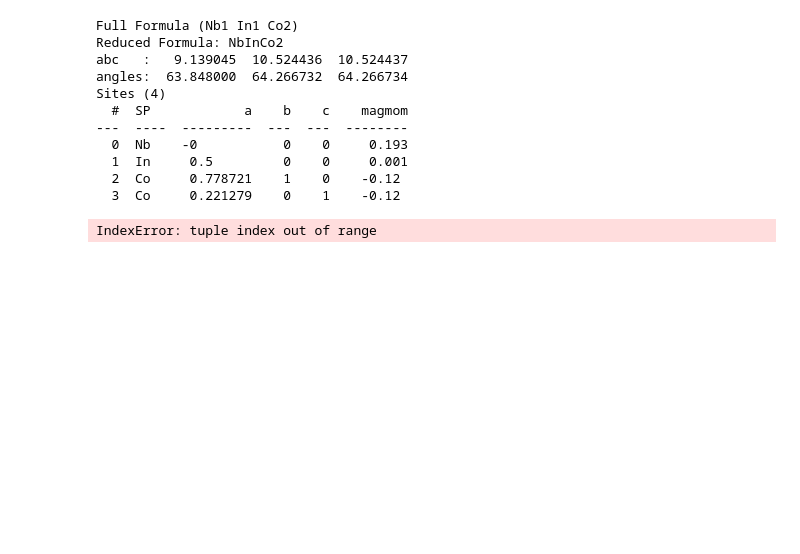
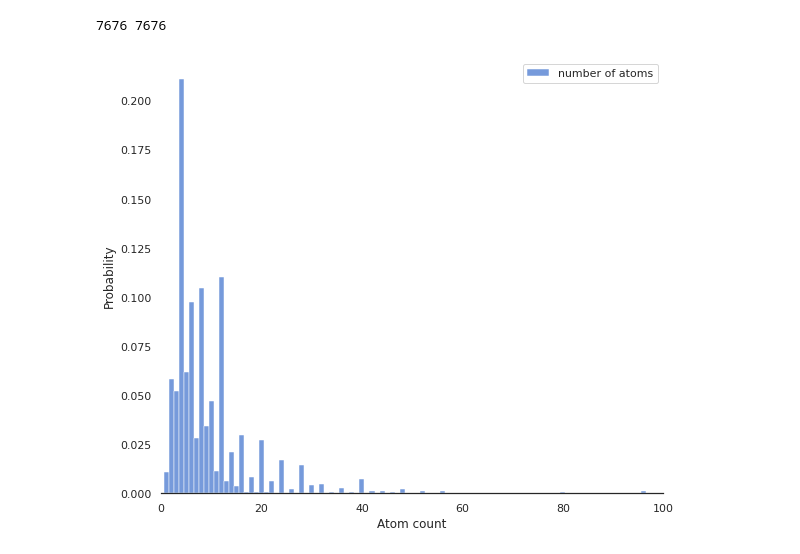
Before and after one commit to epfl-theos/r4-project, a Jupyter notebook: MaterialsProject.ipynb, the cells around one changed output. Drawn from its saved outputs; the diff is of its cells as text; code cells hidden in the pictures; blank space fills up the shorter version.

```diff
--- a/MaterialsProject.ipynb
+++ b/MaterialsProject.ipynb
@@ -18,23 +70,43 @@ import pandas as pd
 # %%
-df=pd.read_csv('MP_dataset.zip')
-formE=df['e_form']
-struc=df['structure']
-print(struc[10567])
-print((struc[10567].partition("Sites")[20]))
-# natoms=[]
-# for i in range(len(struc)):
-#     natom=struc[i].num_sites
-#     natoms.append(natom)
+"""The file has been created in zip format, reading it"""
+zf = zipfile.ZipFile('./MP_db.zip')
+df_csv = pd.read_csv(zf.open('MP_db.csv'), usecols=['e_hull','gap pbe', 'mu_b','structure', 'elastic anisotropy','bulk modulus', 'shear modulus', 'e_form'])
+
+formE=df_csv['e_form']
+
+"""Counting number of atoms from string"""
+
+def natoms(string):
+    for item in string:
+        if string[(string.find('Sites'))+8] == ')':
+            n=(string.find('Sites'))+7
+            return int(string[n])
+        else:
+            n1=(string.find('Sites'))+7
+            n2=(string.find('Sites'))+8
+            return int(string[n1]+string[n2])
+
+natoms_list=[]
+for i in range(len(df_csv)):
+    natoms_list.append(natoms(df_csv['structure'][i]))
+
+df_csv['number atoms'] = natoms_list
+
+print(len(formE), len(natoms_list))
 # %% [output]
-Full Formula (Nb1 In1 Co2)
-Reduced Formula: NbInCo2
-abc   :   9.139045  10.524436  10.524437
-angles:  63.848000  64.266732  64.266734
-Sites (4)
-  #  SP            a    b    c    magmom
----  ----  ---------  ---  ---  --------
-  0  Nb    -0           0    0     0.193
-  1  In     0.5         0    0     0.001
-  2  Co     0.778721    1    0    -0.12
-  3  Co     0.221279    0    1    -0.12
+7676 7676
-IndexError: tuple index out of range
+# %%
+"""Plotting number of atoms in unit cell"""
+
+sns.set(style="white", palette="muted", color_codes=True)
+f, ax = plt.subplots(figsize=(9, 8))
+sns.despine(left=True)
+sns.histplot(data=natoms_list, stat="probability", color='b', discrete=True, label='number of atoms')
+ax.set_xlabel('Atom count')
+plt.legend()
+plt.xlim(0,100)
+# plt.savefig('MP_natom_occ.png', bbox_inches='tight', dpi=400)
+plt.show()
+plt.close()
+# %% [output]
+[figure, added]
```
Also changed, not shown: parts of 12 cells of this notebook, 3 other files.
